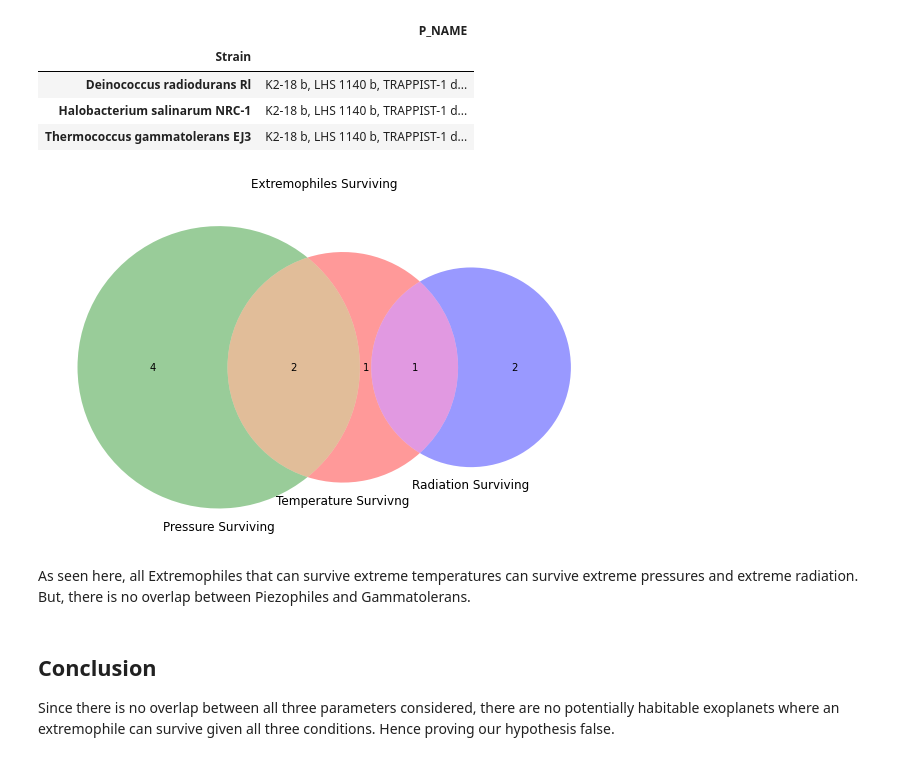
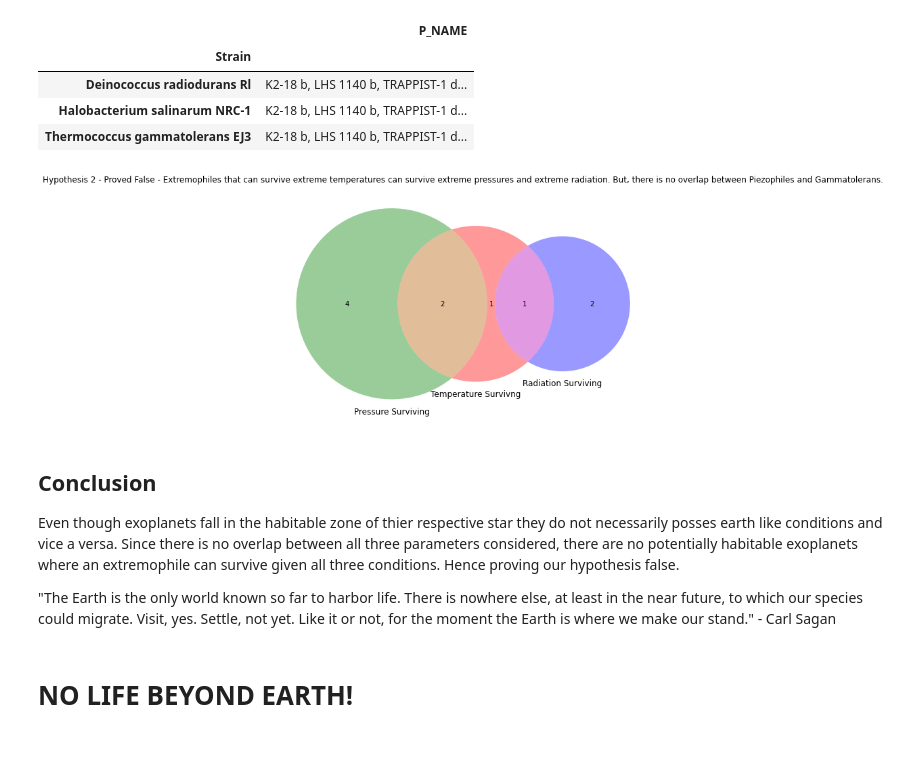
Before and after one commit to Saahil87/2021Fall_finals, a Jupyter notebook: visualizations.ipynb, the cells around one changed output. Saved outputs shown, nothing was run; the diff lists cells and outputs as text; code cells hidden in the pictures.

Commit message:
1. Final visualizations.ipynb

```diff
--- a/visualizations.ipynb
+++ b/visualizations.ipynb
@@ -283,19 +306,22 @@ radiation_surviving_extremophiles
 | Thermococcus gammatolerans EJ3 | K2-18 b, LHS 1140 b, TRAPPIST-1 d... |
 # %%
 plt.figure(figsize=(10,10))
-plt.title("Extremophiles Surviving")
+plt.title("Hypothesis 2 - Proved False - Extremophiles that can survive extreme temperatures can survive extreme pressures and extreme radiation. But, there is no overlap between Piezophiles and Gammatolerans.")
 v = vplt.venn3([set(temperature_surviving_extremophiles.index.to_list()),
        set(pressure_surviving_extremophiles.index.to_list()),
        set(radiation_surviving_extremophiles.index.to_list()),
       ],
        set_labels=('Temperature Survivng', 'Pressure Surviving', 'Radiation Surviving')
      )
 plt.show()
 # %% [output]
-[figure, old version]
+[figure, new version]
-# %% [markdown]
-As seen here, all Extremophiles that can survive extreme temperatures can survive extreme pressures and extreme radiation. But, there is no overlap between Piezophiles and Gammatolerans.
 # %% [markdown]
 ## Conclusion
 
-Since there is no overlap between all three parameters considered, there are no potentially habitable exoplanets where an extremophile can survive given all three conditions. Hence proving our hypothesis false.
+Even though exoplanets fall in the habitable zone of thier respective star they do not necessarily posses earth like conditions and vice a versa. Since there is no overlap between all three parameters considered, there are no potentially habitable exoplanets where an extremophile can survive given all three conditions. Hence proving our hypothesis false.
+
+"The Earth is the only world known so far to harbor life. There is nowhere else, at least in the near future, to which our species could migrate. Visit, yes. Settle, not yet. Like it or not, for the moment the Earth is where we make our stand."
+       - Carl Sagan
+# %% [markdown]
+# NO LIFE BEYOND EARTH!
```
Also changed, not shown: parts of 14 cells of this notebook.
